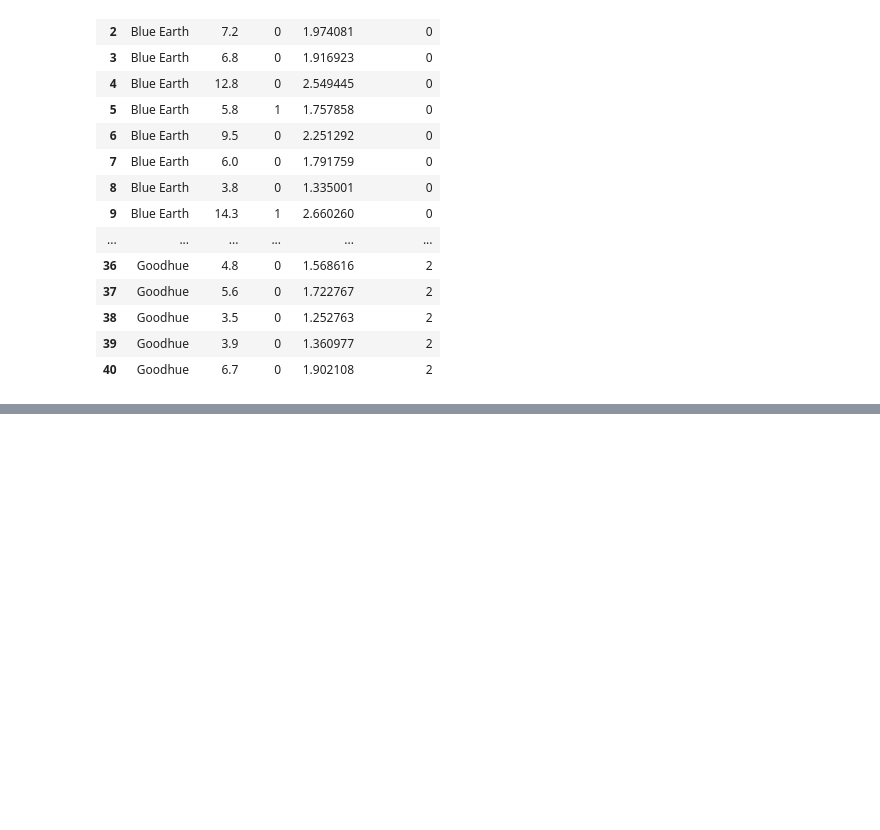
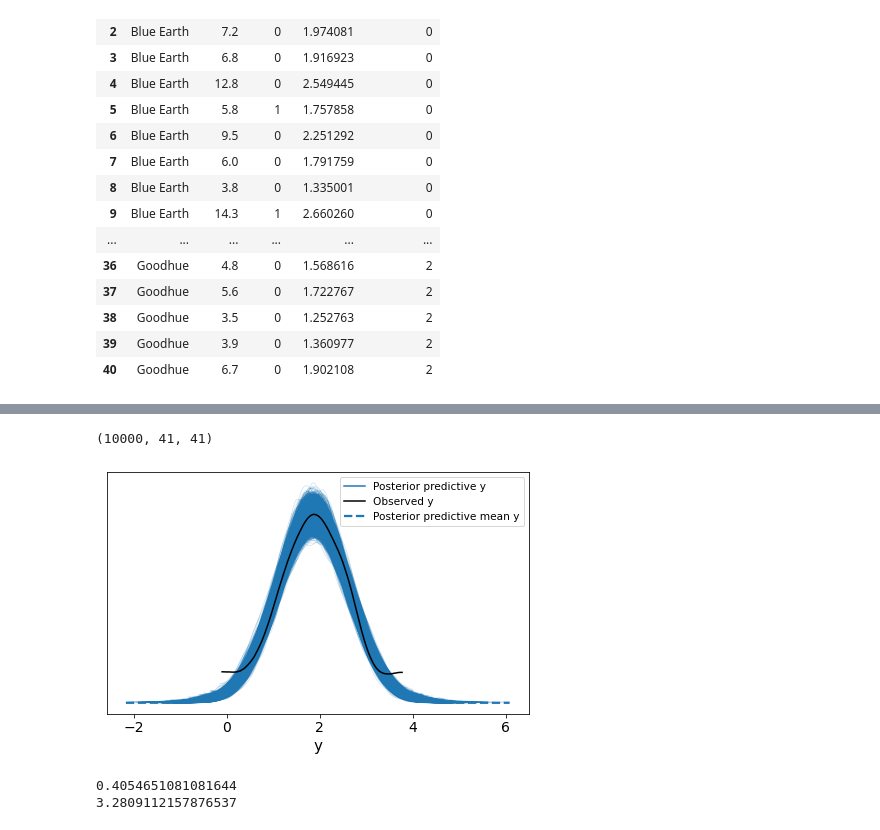
Before and after one commit to lwerth/INFO510, a Jupyter notebook: INFO410_hwk4.ipynb, the cells around one changed output, grey strips where cells are left out. Saved outputs shown, nothing was run; the diff lists cells and outputs as text; code cells hidden in the pictures; blank space fills up the shorter version.

```diff
--- a/INFO410_hwk4.ipynb
+++ b/INFO410_hwk4.ipynb
@@ -93,0 +97,35 @@ radon
+# %%
+#unpooled non-hierarchical
+
+with pm.Model() as logistic_model:
+    eps = pm.HalfCauchy('eps', 5)     # Model error
+
+    alpha = pm.Normal('mu', 0, eps)
+    counties = pm.Normal('counties', 0, sd = 100, shape = n_counties)
+    b_floor = pm.Normal('b_floor', 0, 1) #beta - floor slope??
+    # b_floor = pm.Binomial('b_floor', 0,1)
+
+    # floor_slp = pm.Normal('floor_slp', 0, sd=100)
+
+    #alpha + each_county + beta*floor
+    mu = alpha + counties[county_idx] + b_floor*radon.floor.values
+
+    # Data likelihood
+    y = pm.Normal('y', mu = mu, sd=eps, observed=radon.radon)
+
+
+
+
+    # y = pm.Normal('y', mu = mu, sigma=a, observed=radon.log_radon)
+    # y = pm.Normal('y', radon_model, sd=eps, observed=radon.log_radon)
+    # Model prediction of radon level
+    # a[county_idx] translates to a[0, 0, 0, 1, 1, ...],
+    # we thus link multiple household measures of a county
+    # to its coefficients.
+    # radon_est = a[county_idx] + b[county_idx]*radon.floor.values
+# %%
+with logistic_model:
+    a_trace = pm.sample(5000)
+    a_sum = pm.summary(a_trace)
+
+a_sum
@@ -93,0 +152,6 @@ radon
+# %%
+
+with logistic_model:
+    ppc = pm.sample_posterior_predictive(
+        a_trace, var_names=["mu", 'y']
+    )
@@ -93,0 +160,16 @@ radon
+# %%
+ppc['y'].shape
+# %% [output]
+(10000, 41, 41)
+# %%
+radon_data = az.from_pymc3(a_trace, posterior_predictive=ppc)
+az.plot_ppc(radon_data);
+# %% [output]
+[figure, added]
+# %%
+
+print(np.quantile(radon.log_radon, 0.025))
+print(np.quantile(radon.log_radon, 0.975))
+# %% [output]
+0.4054651081081644
+3.2809112157876537
```
Also changed, not shown: parts of 31 cells of this notebook.
